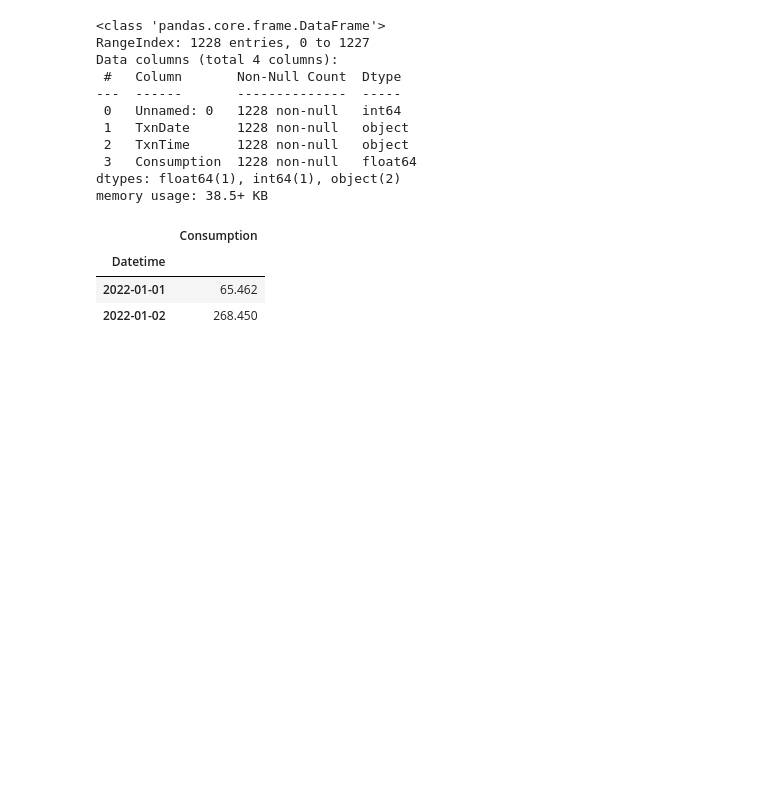
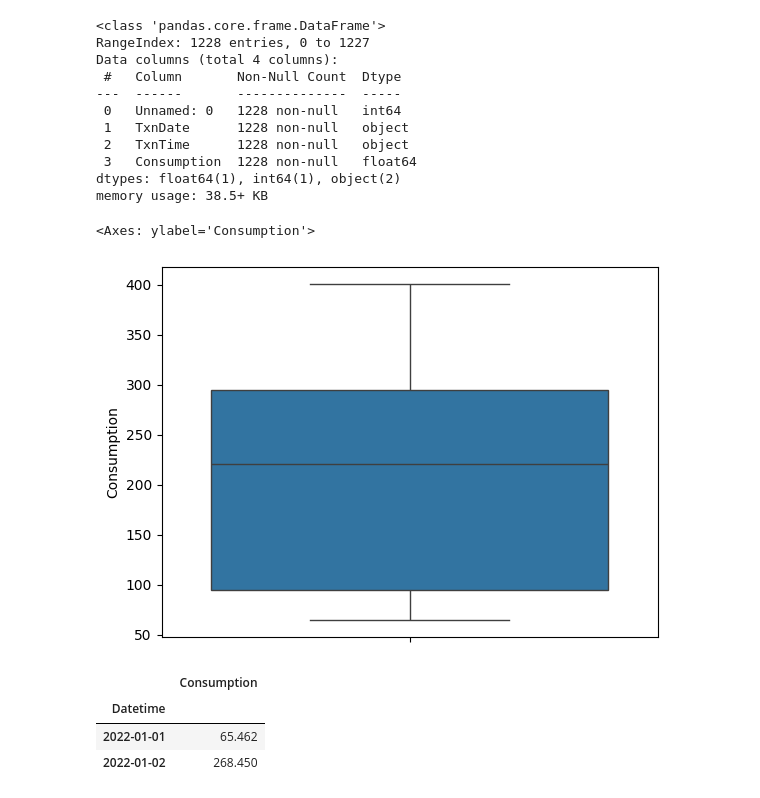
Before and after one commit to szm7/Predictive-Analysis, a Jupyter notebook: PA_Lab7.ipynb, the cells around one changed output. Cells and saved outputs as stored; diff of their text form; code cells hidden in the pictures; blank space fills up the shorter version.

```diff
--- a/PA_Lab7.ipynb
+++ b/PA_Lab7.ipynb
@@ -54,6 +63,11 @@ Data columns (total 4 columns):
  3   Consumption  1228 non-null   float64
 dtypes: float64(1), int64(1), object(2)
 memory usage: 38.5+ KB
+# %%
+sns.boxplot(df['Consumption'])
+# %% [output]
+<Axes: ylabel='Consumption'>
+[figure, added]
 # %%
 df['Datetime']=pd.to_datetime(df['TxnDate'])
 # %%
```
Also changed, not shown: parts of 7 cells of this notebook.
